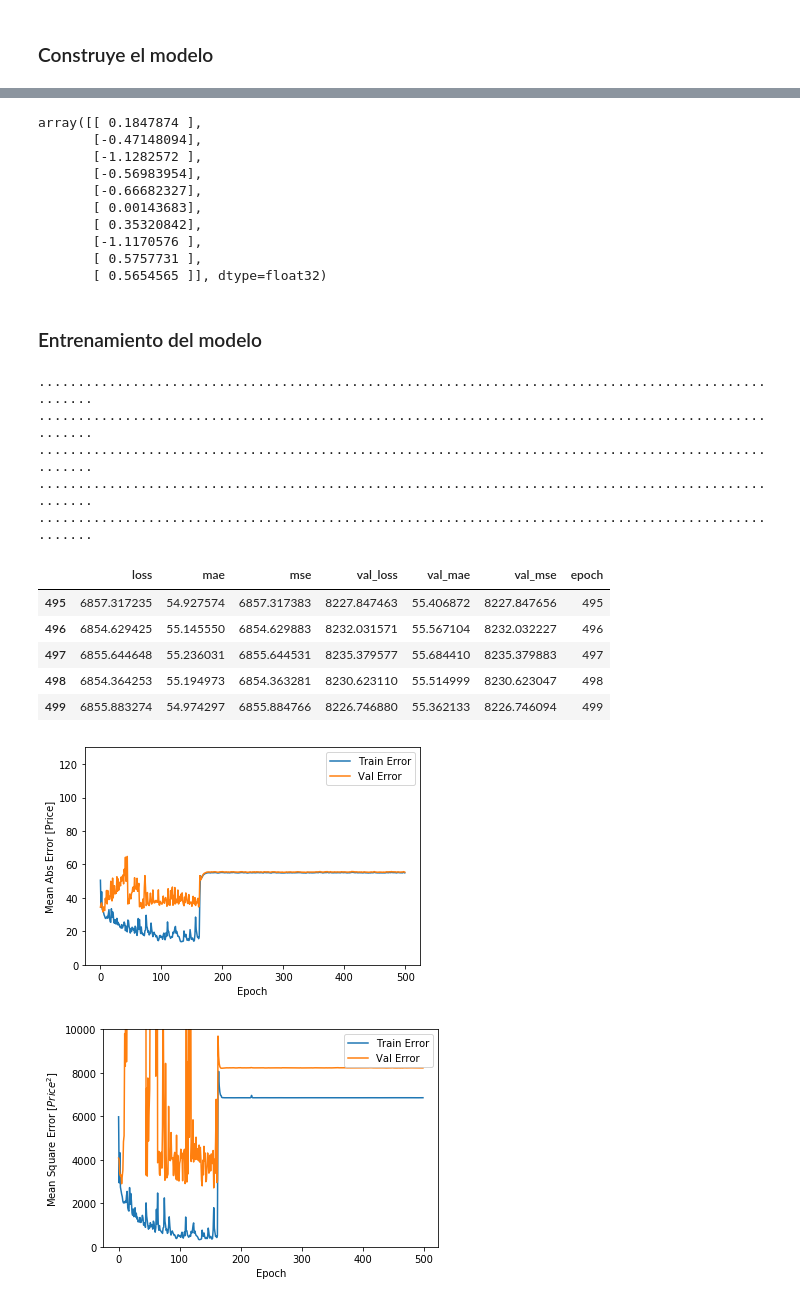
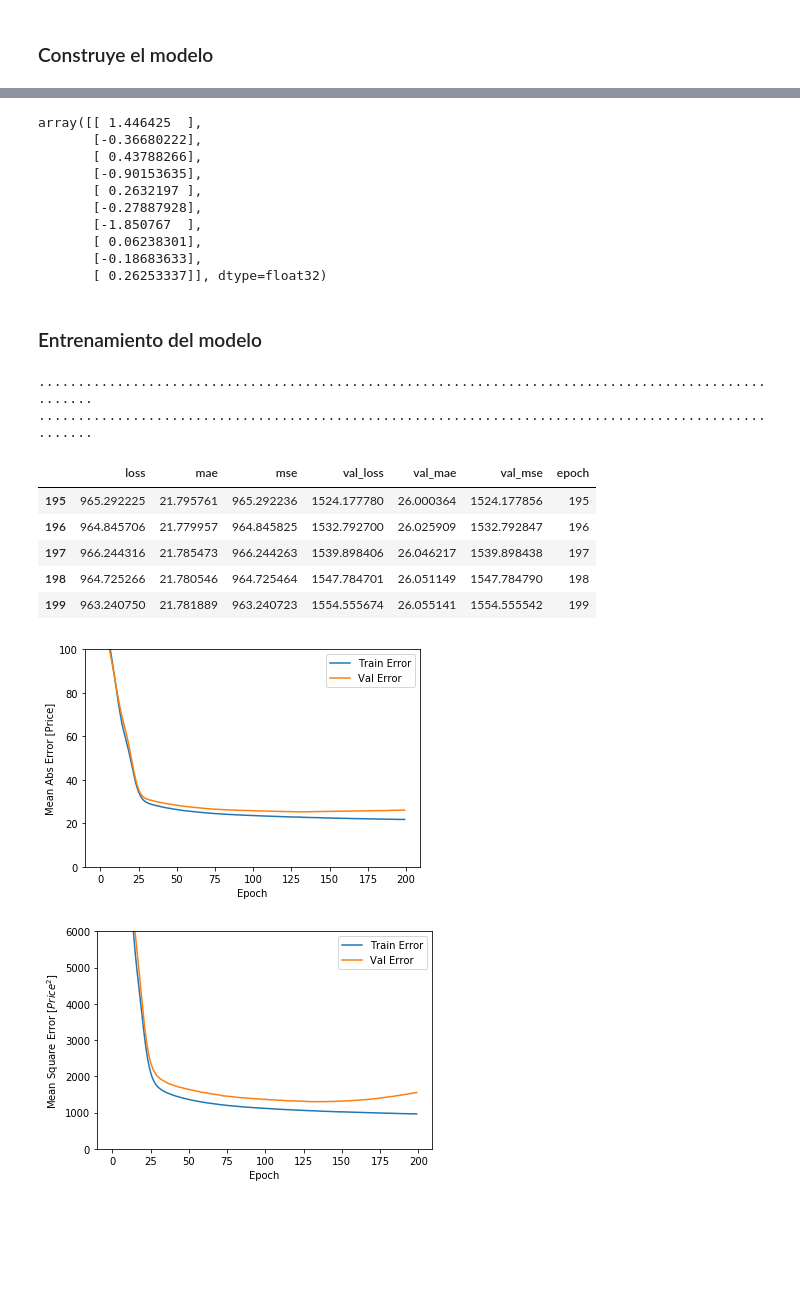
Before and after one commit to anmarphy/Airbnb-Deep-Learning-Pricing-Model, a Jupyter notebook: NeuronalNetwork.ipynb, the cells around one changed output, grey strips where cells are left out. Cells and saved outputs as stored; diff of their text form; code cells hidden in the pictures; blank space fills up the shorter version.

```diff
--- a/NeuronalNetwork.ipynb
+++ b/NeuronalNetwork.ipynb
@@ -167,7 +167,7 @@ with pd.option_context('display.max_rows', 5, 'display.max_columns', None):
 | 3814 | 8902327 | 2015-10-14 | 100.0 | 100.0 | 47.649552 | -122.318309 | 4 | ... |
 2655 rows × 87 columns
 # %%
-listings=listings.drop(['id', 'host_since', 'amenities', 'Chalet'], axis=1) ### Estas las voy a eliminar por ahora pero tengo pendiente convertir amenities en dummies
+listings=listings.drop(['id', 'host_since', 'amenities', 'Chalet','Boat','Tent','Yurt'], axis=1) ### Estas las voy a eliminar por ahora pero tengo pendiente convertir amenities en dummies
 # %%
 listings.columns
 # %% [output]
@@ -190,0 +215,2 @@ Index(['host_response_rate', 'host_acceptance_rate', 'latitude', 'longitude',
+# %%
+listings=listings[listings.price<400]
@@ -261,12 +304,12 @@ with pd.option_context('display.max_rows', 5, 'display.max_columns', None):
 # %%
 def build_model():
   model = keras.Sequential([
-    layers.Dense(64, activation='relu', input_shape=[len(train_dataset.keys())]),
-    layers.Dense(32, activation='relu'),
+    layers.Dense(16, activation='relu', input_shape=[len(train_dataset.keys())]),
+    #layers.Dense(16, activation='relu'),
     layers.Dense(1)
   ])
 
-  optimizer=Adam(0.1)#Revisar, ensayar Adam
+  optimizer=Adam(0.001)#Revisar, ensayar Adam
 
   model.compile(loss='mse',
                 optimizer=optimizer,
@@ -300,16 +341,16 @@ example_batch = normed_train_data[:10]
 example_result = model.predict(example_batch)
 example_result
 # %% [output]
-array([[ 0.1847874 ],
-       [-0.47148094],
-       [-1.1282572 ],
-       [-0.56983954],
-       [-0.66682327],
-       [ 0.00143683],
-       [ 0.35320842],
-       [-1.1170576 ],
-       [ 0.5757731 ],
-       [ 0.5654565 ]], dtype=float32)
+array([[ 1.446425  ],
+       [-0.36680222],
+       [ 0.43788266],
+       [-0.90153635],
+       [ 0.2632197 ],
+       [-0.27887928],
+       [-1.850767  ],
+       [ 0.06238301],
+       [-0.18683633],
+       [ 0.26253337]], dtype=float32)
 # %% [markdown]
 ### Entrenamiento del modelo
 # %%
@@ -319,7 +360,7 @@ class PrintDot(keras.callbacks.Callback):
     if epoch % 100 == 0: print('')
     print('.', end='')
 
-EPOCHS = 500
+EPOCHS = 200
 
 history = model.fit(
   normed_train_data, train_labels,
@@ -328,51 +369,48 @@ history = model.fit(
 # %% [output]
 ....................................................................................................
 ....................................................................................................
-....................................................................................................
-....................................................................................................
-....................................................................................................
 # %%
 hist = pd.DataFrame(history.history)
 hist['epoch'] = history.epoch
 hist.tail()
 # %% [output]
 |  | loss | mae | mse | val_loss | val_mae | val_mse | epoch |
-| 495 | 6857.317235 | 54.927574 | 6857.317383 | 8227.847463 | 55.406872 | 8227.847656 | 495 |
-| 496 | 6854.629425 | 55.145550 | 6854.629883 | 8232.031571 | 55.567104 | 8232.032227 | 496 |
-| 497 | 6855.644648 | 55.236031 | 6855.644531 | 8235.379577 | 55.684410 | 8235.379883 | 497 |
-| 498 | 6854.364253 | 55.194973 | 6854.363281 | 8230.623110 | 55.514999 | 8230.623047 | 498 |
-| 499 | 6855.883274 | 54.974297 | 6855.884766 | 8226.746880 | 55.362133 | 8226.746094 | 499 |
+| 195 | 965.292225 | 21.795761 | 965.292236 | 1524.177780 | 26.000364 | 1524.177856 | 195 |
+| 196 | 964.845706 | 21.779957 | 964.845825 | 1532.792700 | 26.025909 | 1532.792847 | 196 |
+| 197 | 966.244316 | 21.785473 | 966.244263 | 1539.898406 | 26.046217 | 1539.898438 | 197 |
+| 198 | 964.725266 | 21.780546 | 964.725464 | 1547.784701 | 26.051149 | 1547.784790 | 198 |
+| 199 | 963.240750 | 21.781889 | 963.240723 | 1554.555674 | 26.055141 | 1554.555542 | 199 |
 # %%
 def plot_history(history):
   hist = pd.DataFrame(history.history)
   hist['epoch'] = history.epoch
 
   plt.figure()
   plt.xlabel('Epoch')
   plt.ylabel('Mean Abs Error [Price]')
   plt.plot(hist['epoch'], hist['mae'],
            label='Train Error')
   plt.plot(hist['epoch'], hist['val_mae'],
            label = 'Val Error')
-  plt.ylim([0,130])
+  plt.ylim([0,100])
   plt.legend()
 
   plt.figure()
   plt.xlabel('Epoch')
   plt.ylabel('Mean Square Error [$Price^2$]')
   plt.plot(hist['epoch'], hist['mse'],
            label='Train Error')
   plt.plot(hist['epoch'], hist['val_mse'],
            label = 'Val Error')
-  plt.ylim([0,10000])
+  plt.ylim([0,6000])
   plt.legend()
   plt.show()
 
 
 plot_history(history)
 # %% [output]
-[figure, old version]
+[figure, new version]
-[figure, old version]
+[figure, new version]
 # %%
 model = build_model()
 
```
Also changed, not shown: parts of 18 cells of this notebook.
